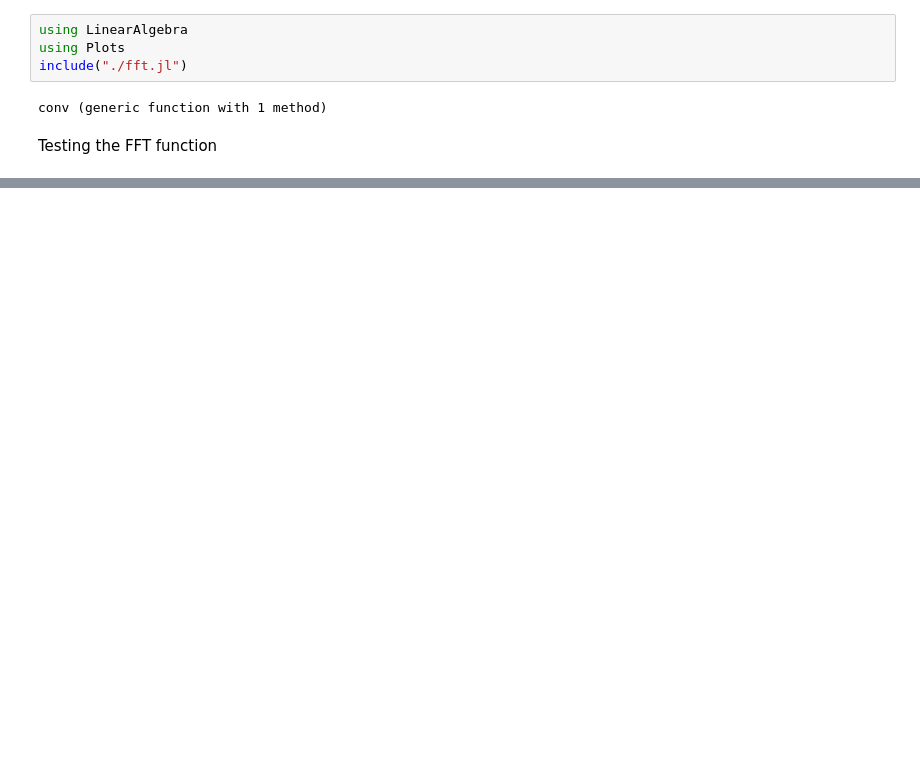
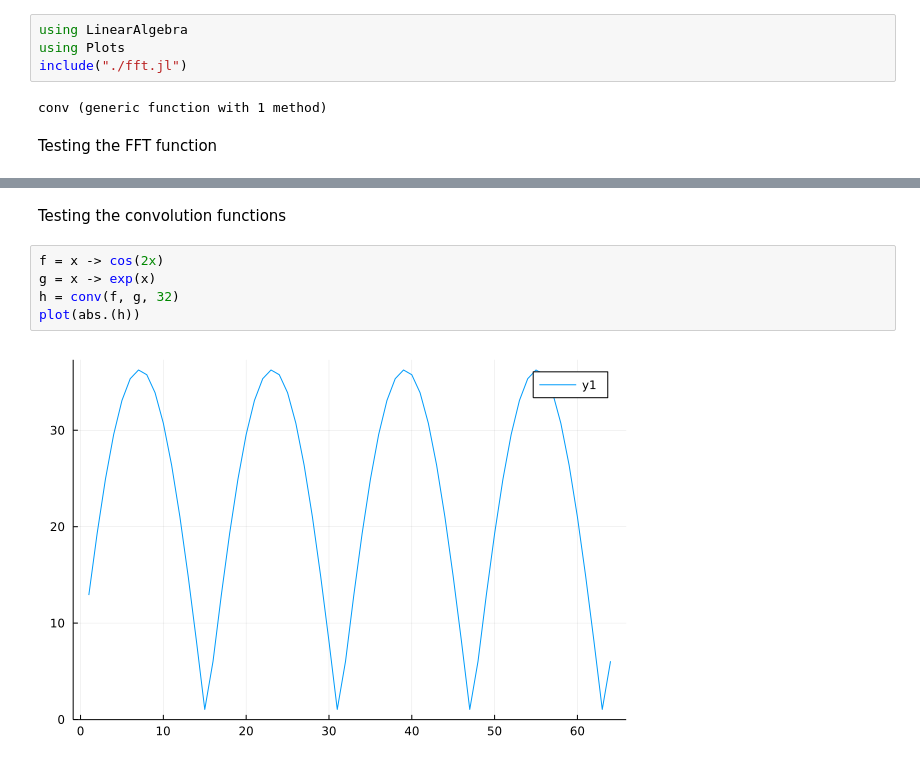
Before and after one commit to Dariyan-Khan/Manipulating-Distributions, a Jupyter notebook: unit_tests.ipynb, the cells around one changed output, grey strips where cells are left out. Cells and saved outputs as stored; diff of their text form; blank space fills up the shorter version.

```diff
--- a/unit_tests.ipynb
+++ b/unit_tests.ipynb
@@ -17,0 +20,9 @@ plot(0:length(f̂)-1, abs.(f̂))
+# %% [markdown]
+Testing the convolution functions
+# %%
+f = x -> cos(2x)
+g = x -> exp(x)
+h = conv(f, g, 32)
+plot(abs.(h))
+# %% [output]
+[figure, added]
```
Also changed, not shown: parts of 2 cells of this notebook.
